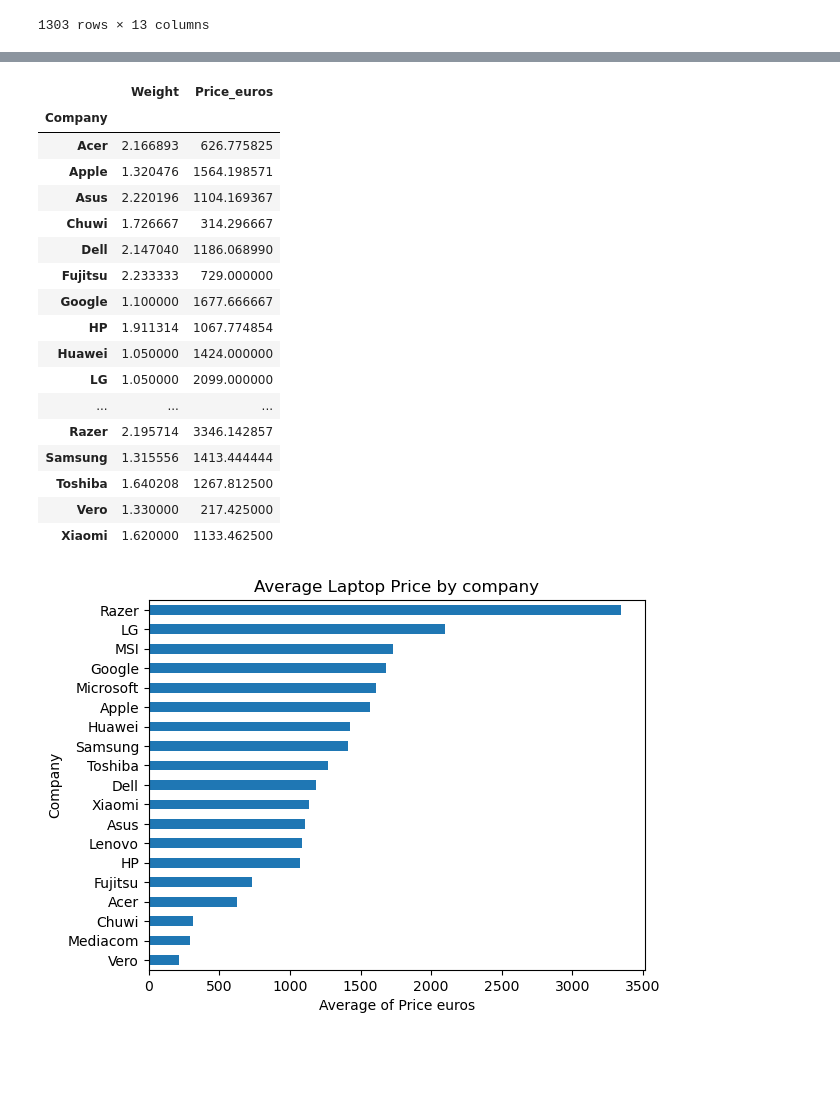
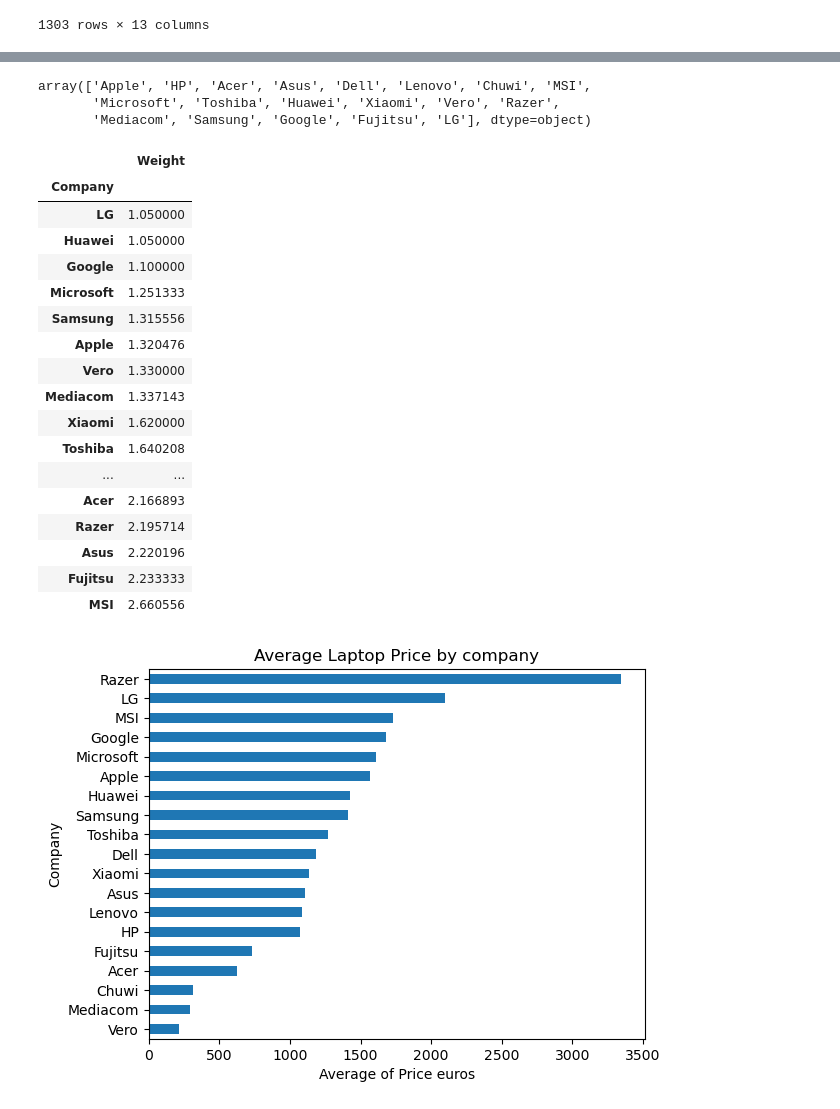
Before and after one commit to yugyeong1/streamlit_Laptop_Price, a Jupyter notebook: laptop_price.ipynb, the cells around one changed output, grey strips where cells are left out. Saved outputs shown, nothing was run; the diff lists cells and outputs as text; code cells hidden in the pictures; blank space fills up the shorter version.

```diff
--- a/laptop_price.ipynb
+++ b/laptop_price.ipynb
@@ -3,6 +3,8 @@ import pandas as pd
 import matplotlib.pyplot as plt
 # %%
 laptop = pd.read_csv('data/laptop_price.csv', encoding= 'latin-1')
+# %%
+laptop = laptop.drop(columns= 'laptop_ID')
 # %%
 laptop.isna().sum()
 # %% [output]
@@ -100,24 +85,30 @@ laptop.sort_values('Price_euros')
+# %%
+laptop['Company'].unique()
+# %% [output]
+array(['Apple', 'HP', 'Acer', 'Asus', 'Dell', 'Lenovo', 'Chuwi', 'MSI',
+       'Microsoft', 'Toshiba', 'Huawei', 'Xiaomi', 'Vero', 'Razer',
+       'Mediacom', 'Samsung', 'Google', 'Fujitsu', 'LG'], dtype=object)
 # %%
-laptop.groupby('Company')[['Weight','Price_euros']].mean()
+laptop.groupby('Company')['Weight'].mean().sort_values(ascending= True).to_frame()
 # %% [output]
-|  | Weight | Price_euros |
-| Company |  |  |
-| Acer | 2.166893 | 626.775825 |
-| Apple | 1.320476 | 1564.198571 |
-| Asus | 2.220196 | 1104.169367 |
-| Chuwi | 1.726667 | 314.296667 |
-| Dell | 2.147040 | 1186.068990 |
-| Fujitsu | 2.233333 | 729.000000 |
-| Google | 1.100000 | 1677.666667 |
-| HP | 1.911314 | 1067.774854 |
-| Huawei | 1.050000 | 1424.000000 |
-| LG | 1.050000 | 2099.000000 |
-| ... | ... | ... |
-| Razer | 2.195714 | 3346.142857 |
-| Samsung | 1.315556 | 1413.444444 |
-| Toshiba | 1.640208 | 1267.812500 |
-| Vero | 1.330000 | 217.425000 |
-| Xiaomi | 1.620000 | 1133.462500 |
+|  | Weight |
+| Company |  |
+| LG | 1.050000 |
+| Huawei | 1.050000 |
+| Google | 1.100000 |
+| Microsoft | 1.251333 |
+| Samsung | 1.315556 |
+| Apple | 1.320476 |
+| Vero | 1.330000 |
+| Mediacom | 1.337143 |
+| Xiaomi | 1.620000 |
+| Toshiba | 1.640208 |
+| ... | ... |
+| Acer | 2.166893 |
+| Razer | 2.195714 |
+| Asus | 2.220196 |
+| Fujitsu | 2.233333 |
+| MSI | 2.660556 |
 # %%
 # 노트북 평균 값을 바차트로 나타냄
 laptop.groupby('Company')['Price_euros'].mean().sort_values().plot(kind= 'barh')
```
Also changed, not shown: parts of 2 cells of this notebook, 4 other files.
